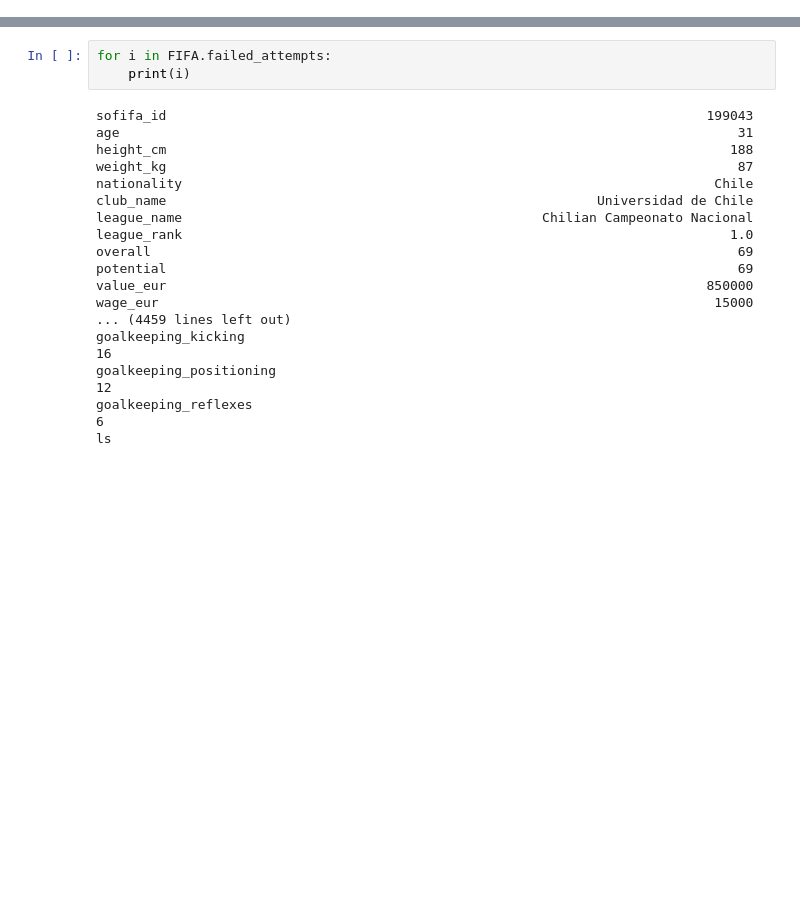
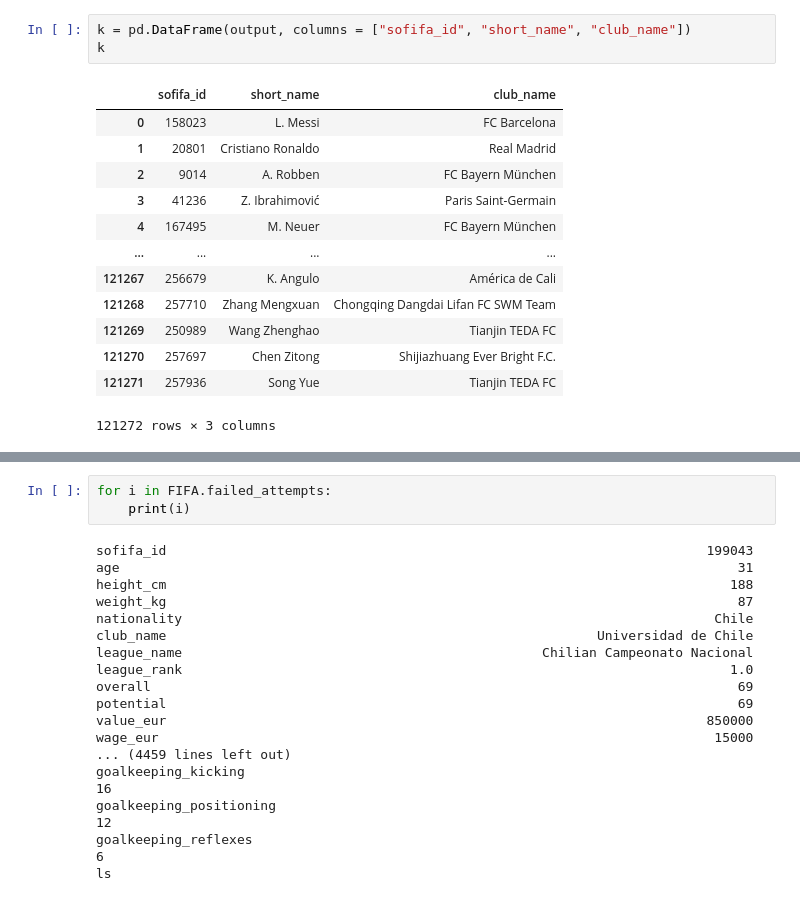
Before and after one commit to adamandrew-ml/portfolio, a Jupyter notebook: portfolio_app/data/FIFA_data_prep.ipynb, the cells around one changed output, grey strips where cells are left out. Drawn from its saved outputs; the diff is of its cells as text; blank space fills up the shorter version.

```diff
--- a/portfolio_app/data/FIFA_data_prep.ipynb
+++ b/portfolio_app/data/FIFA_data_prep.ipynb
@@ -190,0 +195,17 @@ Successfully inserted data into table
+# %%
+k = pd.DataFrame(output, columns = ["sofifa_id", "short_name", "club_name"])
+k
+# %% [output]
+|  | sofifa_id | short_name | club_name |
+| 0 | 158023 | L. Messi | FC Barcelona |
+| 1 | 20801 | Cristiano Ronaldo | Real Madrid |
+| 2 | 9014 | A. Robben | FC Bayern München |
+| 3 | 41236 | Z. Ibrahimović | Paris Saint-Germain |
+| 4 | 167495 | M. Neuer | FC Bayern München |
+| ... | ... | ... | ... |
+| 121267 | 256679 | K. Angulo | América de Cali |
+| 121268 | 257710 | Zhang Mengxuan | Chongqing Dangdai Lifan FC SWM Team |
+| 121269 | 250989 | Wang Zhenghao | Tianjin TEDA FC |
+| 121270 | 257697 | Chen Zitong | Shijiazhuang Ever Bright F.C. |
+| 121271 | 257936 | Song Yue | Tianjin TEDA FC |
+121272 rows × 3 columns
```
Also changed, not shown: parts of 3 cells of this notebook, 5 other files.
